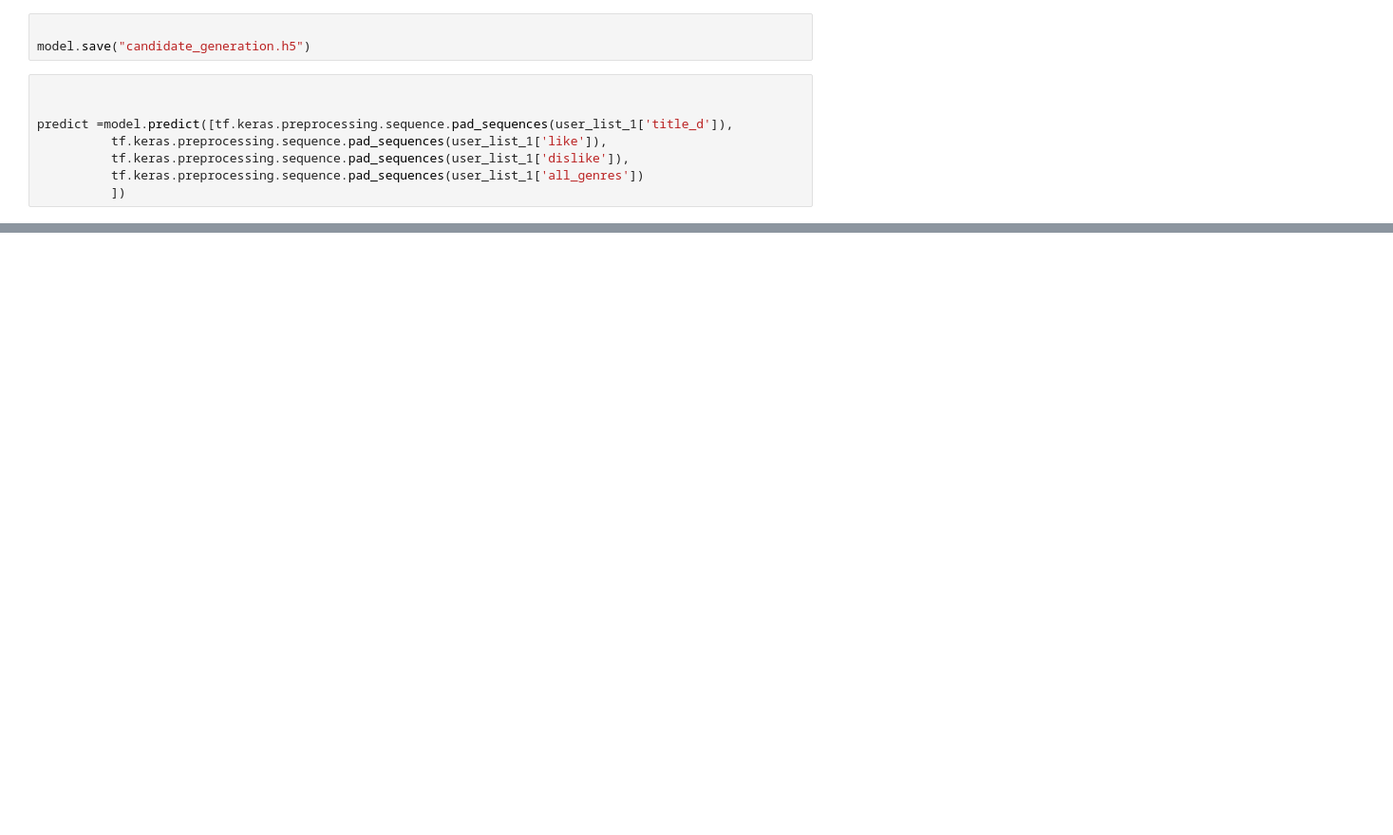
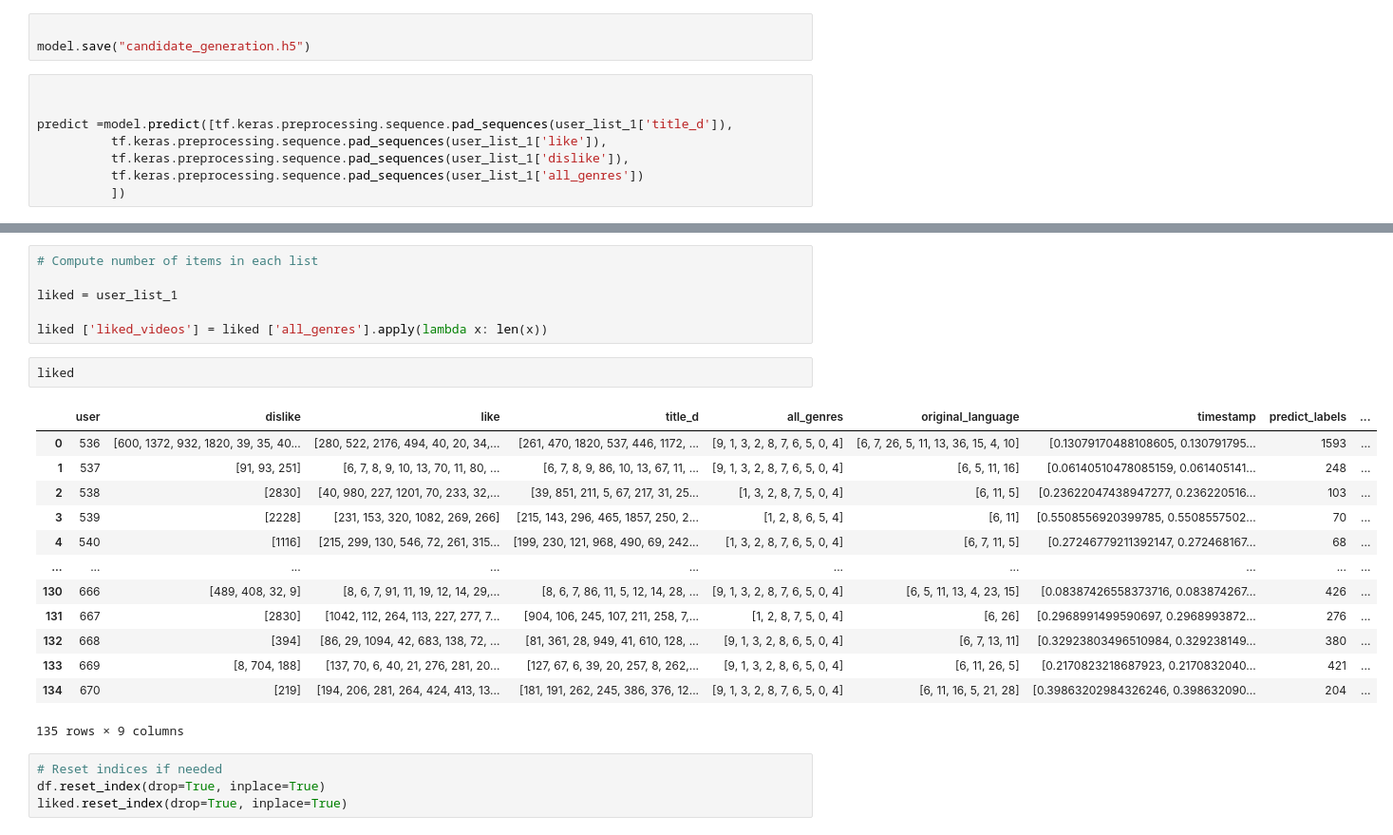
Before and after one commit to Cussex/Projet-INF8225, a Jupyter notebook: CandidateGenerationINF8225.ipynb, the cells around one changed output, grey strips where cells are left out. Shown at 95% size. Cells and saved outputs as stored; diff of their text form; blank space fills up the shorter version.

```diff
--- a/CandidateGenerationINF8225.ipynb
+++ b/CandidateGenerationINF8225.ipynb
@@ -572,0 +667,26 @@ Top indices: Tensor("TopKV2_2:1", shape=(135, 20), dtype=int32)
+# %%
+# Compute number of items in each list
+
+liked = user_list_1
+
+liked ['liked_videos'] = liked ['all_genres'].apply(lambda x: len(x))
+# %%
+liked
+# %% [output]
+|  | user | dislike | like | title_d | all_genres | original_language | timestamp | predict_labels | ... |
+| 0 | 536 | [600, 1372, 932, 1820, 39, 35, 40... | [280, 522, 2176, 494, 40, 20, 34,... | [261, 470, 1820, 537, 446, 1172, ... | [9, 1, 3, 2, 8, 7, 6, 5, 0, 4] | [6, 7, 26, 5, 11, 13, 36, 15, 4, 10] | [0.13079170488108605, 0.130791795... | 1593 | ... |
+| 1 | 537 | [91, 93, 251] | [6, 7, 8, 9, 10, 13, 70, 11, 80, ... | [6, 7, 8, 9, 86, 10, 13, 67, 11, ... | [9, 1, 3, 2, 8, 7, 6, 5, 0, 4] | [6, 5, 11, 16] | [0.06140510478085159, 0.061405141... | 248 | ... |
+| 2 | 538 | [2830] | [40, 980, 227, 1201, 70, 233, 32,... | [39, 851, 211, 5, 67, 217, 31, 25... | [1, 3, 2, 8, 7, 5, 0, 4] | [6, 11, 5] | [0.23622047438947277, 0.236220516... | 103 | ... |
+| 3 | 539 | [2228] | [231, 153, 320, 1082, 269, 266] | [215, 143, 296, 465, 1857, 250, 2... | [1, 2, 8, 6, 5, 4] | [6, 11] | [0.5508556920399785, 0.5508557502... | 70 | ... |
+| 4 | 540 | [1116] | [215, 299, 130, 546, 72, 261, 315... | [199, 230, 121, 968, 490, 69, 242... | [1, 3, 2, 8, 7, 6, 5, 0, 4] | [6, 7, 11, 5] | [0.27246779211392147, 0.272468167... | 68 | ... |
+| ... | ... | ... | ... | ... | ... | ... | ... | ... | ... |
+| 130 | 666 | [489, 408, 32, 9] | [8, 6, 7, 91, 11, 19, 12, 14, 29,... | [8, 6, 7, 86, 11, 5, 12, 14, 28, ... | [9, 1, 3, 2, 8, 7, 6, 5, 0, 4] | [6, 5, 11, 13, 4, 23, 15] | [0.08387426558373716, 0.083874267... | 426 | ... |
+| 131 | 667 | [2830] | [1042, 112, 264, 113, 227, 277, 7... | [904, 106, 245, 107, 211, 258, 7,... | [1, 2, 8, 7, 5, 0, 4] | [6, 26] | [0.2968991499590697, 0.2968993872... | 276 | ... |
+| 132 | 668 | [394] | [86, 29, 1094, 42, 683, 138, 72, ... | [81, 361, 28, 949, 41, 610, 128, ... | [9, 1, 3, 2, 8, 6, 5, 0, 4] | [6, 7, 13, 11] | [0.32923803496510984, 0.329238149... | 380 | ... |
+| 133 | 669 | [8, 704, 188] | [137, 70, 6, 40, 21, 276, 281, 20... | [127, 67, 6, 39, 20, 257, 8, 262,... | [9, 1, 3, 2, 8, 6, 5, 0, 4] | [6, 11, 26, 5] | [0.2170823218687923, 0.2170832040... | 421 | ... |
+| 134 | 670 | [219] | [194, 206, 281, 264, 424, 413, 13... | [181, 191, 262, 245, 386, 376, 12... | [9, 1, 3, 2, 8, 7, 6, 5, 0, 4] | [6, 11, 16, 5, 21, 28] | [0.39863202984326246, 0.398632090... | 204 | ... |
+135 rows × 9 columns
+# %%
+# Reset indices if needed
+df.reset_index(drop=True, inplace=True)
+liked.reset_index(drop=True, inplace=True)
```
Also changed, not shown: parts of 32 cells of this notebook.
